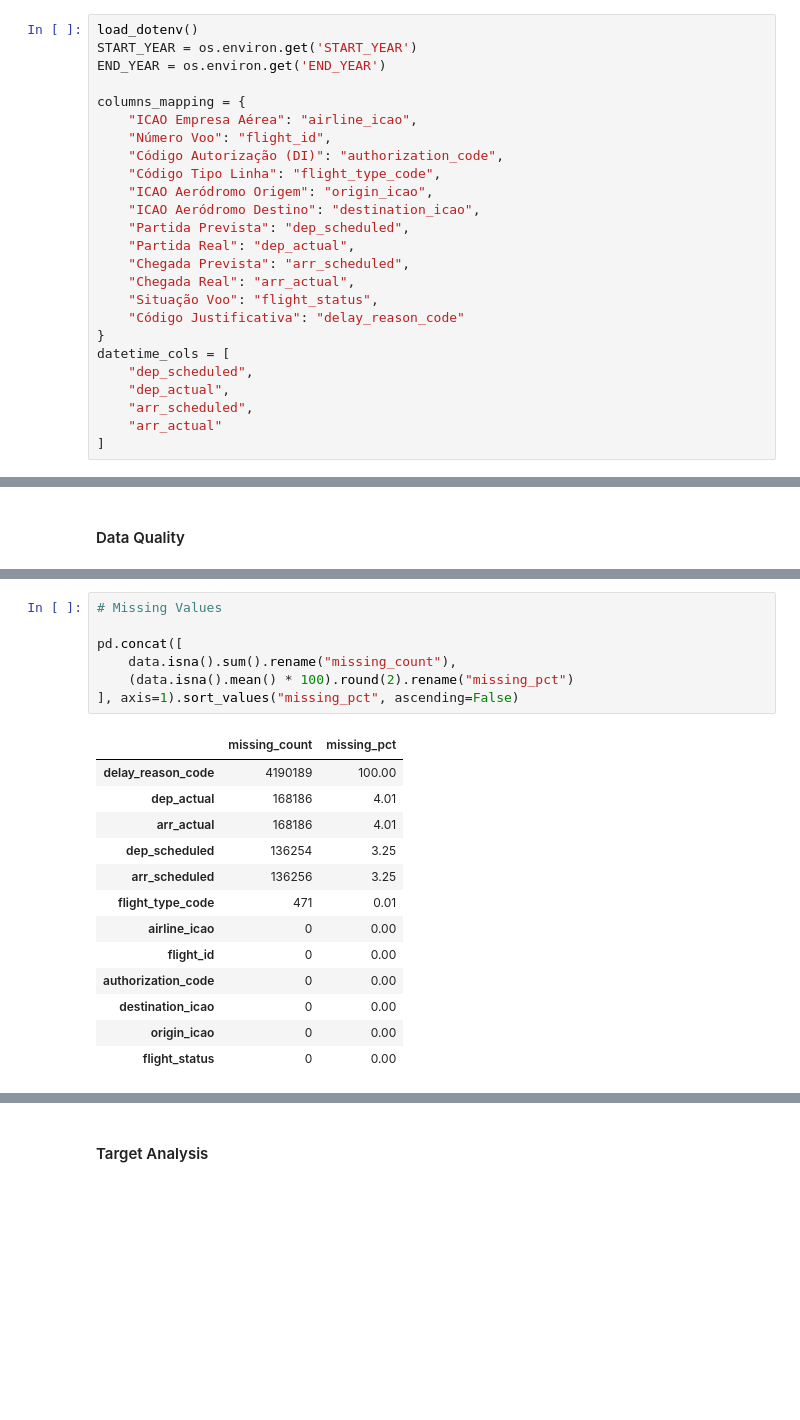
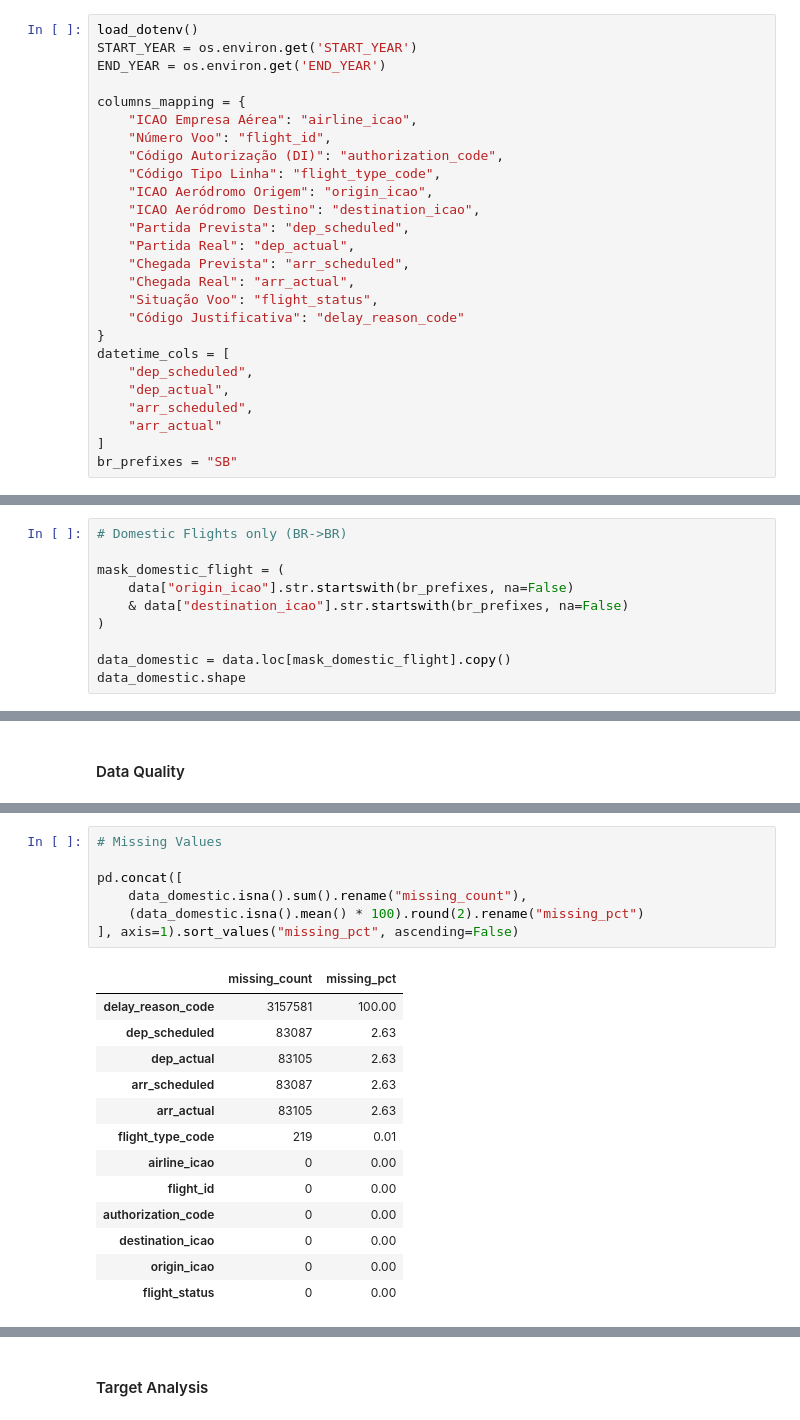
Before and after one commit to LuisHBeck/flight-risk, a Jupyter notebook: notebooks/luishbeck.ipynb, the cells around one changed output, grey strips where cells are left out. Drawn from its saved outputs; the diff is of its cells as text; blank space fills up the shorter version.

```diff
--- a/notebooks/luishbeck.ipynb
+++ b/notebooks/luishbeck.ipynb
@@ -35,6 +35,7 @@ datetime_cols = [
     "arr_scheduled",
     "arr_actual"
 ]
+br_prefixes = "SB"
 # %%
 data = pd.read_csv(
     f"../.data/vra_{START_YEAR}_to_{END_YEAR}.csv",
@@ -62,3 +68,13 @@ data.head()
 | 2 | TAM | 3633 | 0 | N | SBRJ | SBGR | ... |
 | 3 | TAM | 3633 | 0 | N | SBRJ | SBGR | ... |
 | 4 | TAM | 3633 | 0 | N | SBRJ | SBGR | ... |
+# %%
+# Domestic Flights only (BR->BR)
+
+mask_domestic_flight = (
+    data["origin_icao"].str.startswith(br_prefixes, na=False)
+    & data["destination_icao"].str.startswith(br_prefixes, na=False)
+)
+
+data_domestic = data.loc[mask_domestic_flight].copy()
+data_domestic.shape
@@ -87,18 +105,18 @@ dtype: object
 # %%
 # Missing Values
 
 pd.concat([
-    data.isna().sum().rename("missing_count"),
-    (data.isna().mean() * 100).round(2).rename("missing_pct")
+    data_domestic.isna().sum().rename("missing_count"),
+    (data_domestic.isna().mean() * 100).round(2).rename("missing_pct")
 ], axis=1).sort_values("missing_pct", ascending=False)
 # %% [output]
 |  | missing_count | missing_pct |
-| delay_reason_code | 4190189 | 100.00 |
-| dep_actual | 168186 | 4.01 |
-| arr_actual | 168186 | 4.01 |
-| dep_scheduled | 136254 | 3.25 |
-| arr_scheduled | 136256 | 3.25 |
-| flight_type_code | 471 | 0.01 |
+| delay_reason_code | 3157581 | 100.00 |
+| dep_scheduled | 83087 | 2.63 |
+| dep_actual | 83105 | 2.63 |
+| arr_scheduled | 83087 | 2.63 |
+| arr_actual | 83105 | 2.63 |
+| flight_type_code | 219 | 0.01 |
 | airline_icao | 0 | 0.00 |
 | flight_id | 0 | 0.00 |
 | authorization_code | 0 | 0.00 |
```
Also changed, not shown: parts of 31 cells of this notebook.
